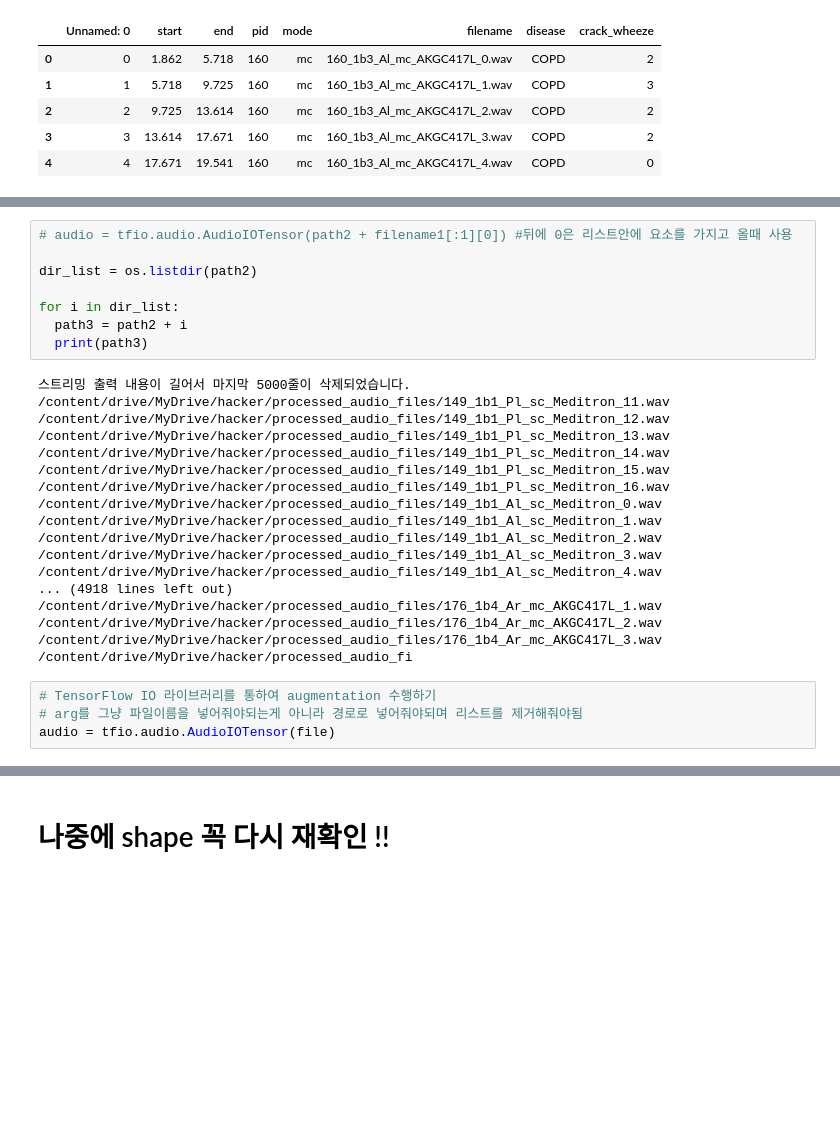
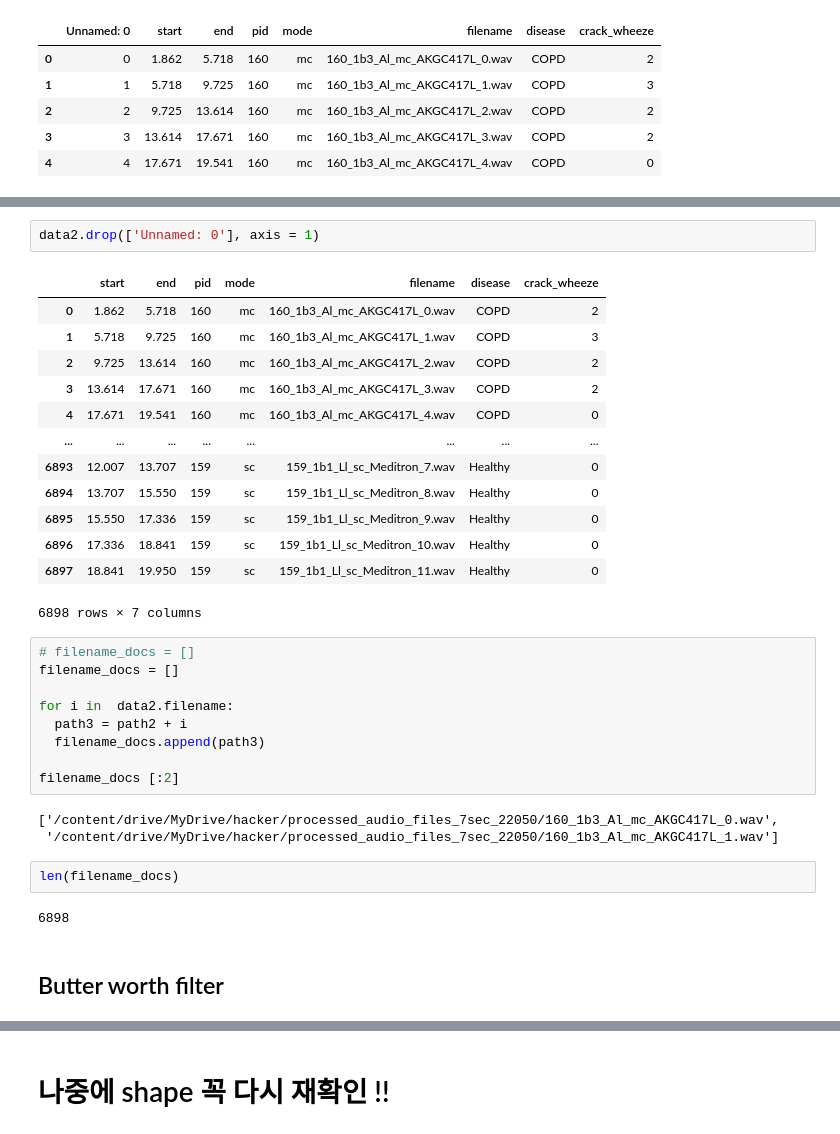
Before and after one commit to SongheeJo/aiffelthon, a Jupyter notebook: wonjin/WONJIN.ipynb, the cells around one changed output, grey strips where cells are left out. Drawn from its saved outputs; the diff is of its cells as text; blank space fills up the shorter version.

```diff
--- a/wonjin/WONJIN.ipynb
+++ b/wonjin/WONJIN.ipynb
@@ -342,30 +369,34 @@ Name: filename, dtype: object
-# %%
-# audio = tfio.audio.AudioIOTensor(path2 + filename1[:1][0]) #뒤에 0은 리스트안에 요소를 가지고 올때 사용
-
-dir_list = os.listdir(path2)
-
-for i in dir_list:
-  path3 = path2 + i
-  print(path3)
-# %% [output]
-스트리밍 출력 내용이 길어서 마지막 5000줄이 삭제되었습니다.
-/content/drive/MyDrive/hacker/processed_audio_files/149_1b1_Pl_sc_Meditron_11.wav
-/content/drive/MyDrive/hacker/processed_audio_files/149_1b1_Pl_sc_Meditron_12.wav
-/content/drive/MyDrive/hacker/processed_audio_files/149_1b1_Pl_sc_Meditron_13.wav
-/content/drive/MyDrive/hacker/processed_audio_files/149_1b1_Pl_sc_Meditron_14.wav
-/content/drive/MyDrive/hacker/processed_audio_files/149_1b1_Pl_sc_Meditron_15.wav
-/content/drive/MyDrive/hacker/processed_audio_files/149_1b1_Pl_sc_Meditron_16.wav
-/content/drive/MyDrive/hacker/processed_audio_files/149_1b1_Al_sc_Meditron_0.wav
-/content/drive/MyDrive/hacker/processed_audio_files/149_1b1_Al_sc_Meditron_1.wav
-/content/drive/MyDrive/hacker/processed_audio_files/149_1b1_Al_sc_Meditron_2.wav
-/content/drive/MyDrive/hacker/processed_audio_files/149_1b1_Al_sc_Meditron_3.wav
-/content/drive/MyDrive/hacker/processed_audio_files/149_1b1_Al_sc_Meditron_4.wav
-... (4918 lines left out)
-/content/drive/MyDrive/hacker/processed_audio_files/176_1b4_Ar_mc_AKGC417L_1.wav
-/content/drive/MyDrive/hacker/processed_audio_files/176_1b4_Ar_mc_AKGC417L_2.wav
-/content/drive/MyDrive/hacker/processed_audio_files/176_1b4_Ar_mc_AKGC417L_3.wav
-/content/drive/MyDrive/hacker/processed_audio_fi
-# %%
-# TensorFlow IO 라이브러리를 통하여 augmentation 수행하기
-# arg를 그냥 파일이름을 넣어줘야되는게 아니라 경로로 넣어줘야되며 리스트를 제거해줘야됨
-audio = tfio.audio.AudioIOTensor(file)
+# %%
+data2.drop(['Unnamed: 0'], axis = 1)
+# %% [output]
+|  | start | end | pid | mode | filename | disease | crack_wheeze |
+| 0 | 1.862 | 5.718 | 160 | mc | 160_1b3_Al_mc_AKGC417L_0.wav | COPD | 2 |
+| 1 | 5.718 | 9.725 | 160 | mc | 160_1b3_Al_mc_AKGC417L_1.wav | COPD | 3 |
+| 2 | 9.725 | 13.614 | 160 | mc | 160_1b3_Al_mc_AKGC417L_2.wav | COPD | 2 |
+| 3 | 13.614 | 17.671 | 160 | mc | 160_1b3_Al_mc_AKGC417L_3.wav | COPD | 2 |
+| 4 | 17.671 | 19.541 | 160 | mc | 160_1b3_Al_mc_AKGC417L_4.wav | COPD | 0 |
+| ... | ... | ... | ... | ... | ... | ... | ... |
+| 6893 | 12.007 | 13.707 | 159 | sc | 159_1b1_Ll_sc_Meditron_7.wav | Healthy | 0 |
+| 6894 | 13.707 | 15.550 | 159 | sc | 159_1b1_Ll_sc_Meditron_8.wav | Healthy | 0 |
+| 6895 | 15.550 | 17.336 | 159 | sc | 159_1b1_Ll_sc_Meditron_9.wav | Healthy | 0 |
+| 6896 | 17.336 | 18.841 | 159 | sc | 159_1b1_Ll_sc_Meditron_10.wav | Healthy | 0 |
+| 6897 | 18.841 | 19.950 | 159 | sc | 159_1b1_Ll_sc_Meditron_11.wav | Healthy | 0 |
+6898 rows × 7 columns
+# %%
+# filename_docs = []
+filename_docs = []
+
+for i in  data2.filename:
+  path3 = path2 + i
+  filename_docs.append(path3)
+
+filename_docs [:2]
+# %% [output]
+['/content/drive/MyDrive/hacker/processed_audio_files_7sec_22050/160_1b3_Al_mc_AKGC417L_0.wav',
+ '/content/drive/MyDrive/hacker/processed_audio_files_7sec_22050/160_1b3_Al_mc_AKGC417L_1.wav']
+# %%
+len(filename_docs)
+# %% [output]
+6898
+# %% [markdown]
+## Butter worth filter
```
Also changed, not shown: parts of 123 cells of this notebook.
